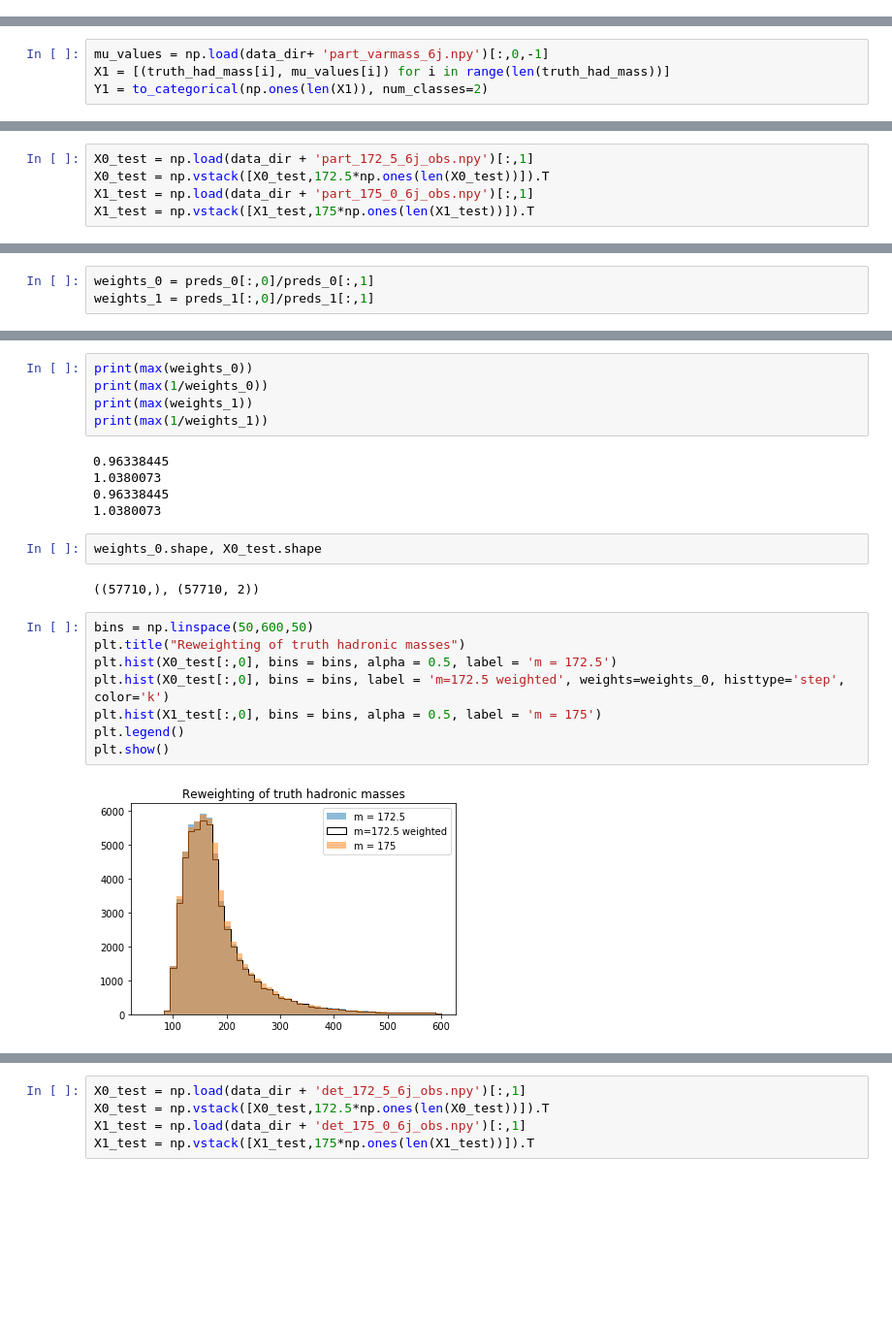
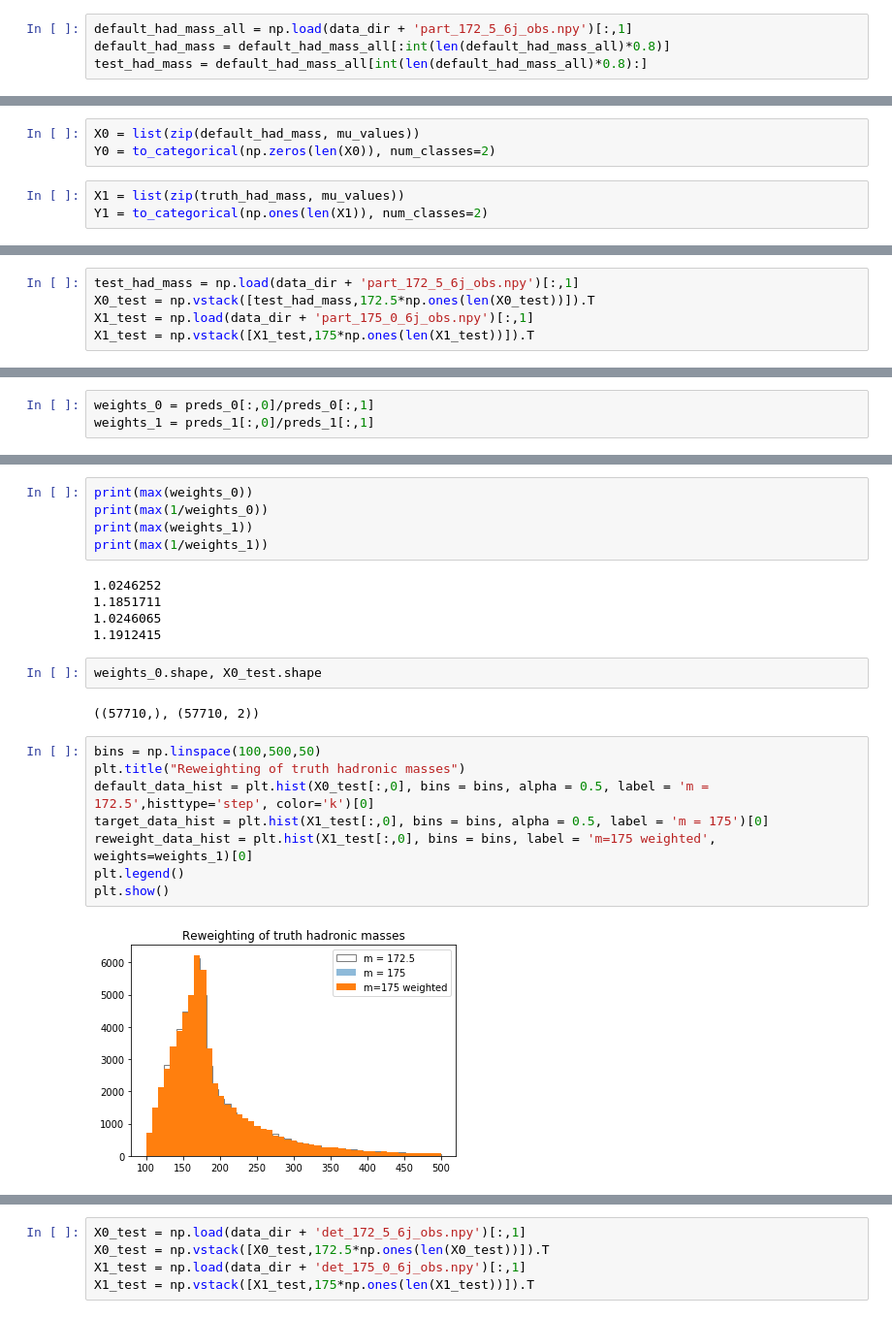
Before and after one commit to cha-suaysom/DCTREventGeneration, a Jupyter notebook: top_mass_reweighting.ipynb, the cells around one changed output, grey strips where cells are left out. Shown at 97% size. Saved outputs shown, nothing was run; the diff lists cells and outputs as text; blank space fills up the shorter version.

Commit message:
Add new reweighting

```diff
--- a/top_mass_reweighting.ipynb
+++ b/top_mass_reweighting.ipynb
@@ -48,3 +46,7 @@ default_had_mass = np.load(data_dir + 'part_172_5_6j_obs.npy')[:,1]
+# %%
+default_had_mass_all = np.load(data_dir + 'part_172_5_6j_obs.npy')[:,1]
+default_had_mass = default_had_mass_all[:int(len(default_had_mass_all)*0.8)]
+test_had_mass = default_had_mass_all[int(len(default_had_mass_all)*0.8):]
 # %%
 plt.hist(default_had_mass, bins = np.linspace(0,700,200))
 plt.title("Default (172.5) Hadronic masses distribution (GeV)")
@@ -75,6 +77,8 @@ Y0 = to_categorical(np.zeros(len(X0)), num_classes=2)
+# %%
+X0 = list(zip(default_had_mass, mu_values))
+Y0 = to_categorical(np.zeros(len(X0)), num_classes=2)
 # %%
-mu_values = np.load(data_dir+ 'part_varmass_6j.npy')[:,0,-1]
-X1 = [(truth_had_mass[i], mu_values[i]) for i in range(len(truth_had_mass))]
+X1 = list(zip(truth_had_mass, mu_values))
 Y1 = to_categorical(np.ones(len(X1)), num_classes=2)
 # %%
 X = np.concatenate((X0, X1))
@@ -121,6 +140,6 @@ Epoch 20/20
 # %%
-X0_test = np.load(data_dir + 'part_172_5_6j_obs.npy')[:,1]
-X0_test = np.vstack([X0_test,172.5*np.ones(len(X0_test))]).T
+test_had_mass = np.load(data_dir + 'part_172_5_6j_obs.npy')[:,1]
+X0_test = np.vstack([test_had_mass,172.5*np.ones(len(X0_test))]).T
 X1_test = np.load(data_dir + 'part_175_0_6j_obs.npy')[:,1]
 X1_test = np.vstack([X1_test,175*np.ones(len(X1_test))]).T
 # %%
@@ -136,21 +161,21 @@ print(max(1/weights_0))
 print(max(weights_1))
 print(max(1/weights_1))
 # %% [output]
-0.96338445
-1.0380073
-0.96338445
-1.0380073
+1.0246252
+1.1851711
+1.0246065
+1.1912415
 # %%
 weights_0.shape, X0_test.shape
 # %% [output]
 ((57710,), (57710, 2))
 # %%
-bins = np.linspace(50,600,50)
+bins = np.linspace(100,500,50)
 plt.title("Reweighting of truth hadronic masses")
-plt.hist(X0_test[:,0], bins = bins, alpha = 0.5, label = 'm = 172.5')
-plt.hist(X0_test[:,0], bins = bins, label = 'm=172.5 weighted', weights=weights_0, histtype='step', color='k')
-plt.hist(X1_test[:,0], bins = bins, alpha = 0.5, label = 'm = 175')
+default_data_hist = plt.hist(X0_test[:,0], bins = bins, alpha = 0.5, label = 'm = 172.5',histtype='step', color='k')[0]
+target_data_hist = plt.hist(X1_test[:,0], bins = bins, alpha = 0.5, label = 'm = 175')[0]
+reweight_data_hist = plt.hist(X1_test[:,0], bins = bins, label = 'm=175 weighted', weights=weights_1)[0]
 plt.legend()
 plt.show()
 # %% [output]
-[figure, old version]
+[figure, new version]
```
Also changed, not shown: parts of 23 cells of this notebook.
